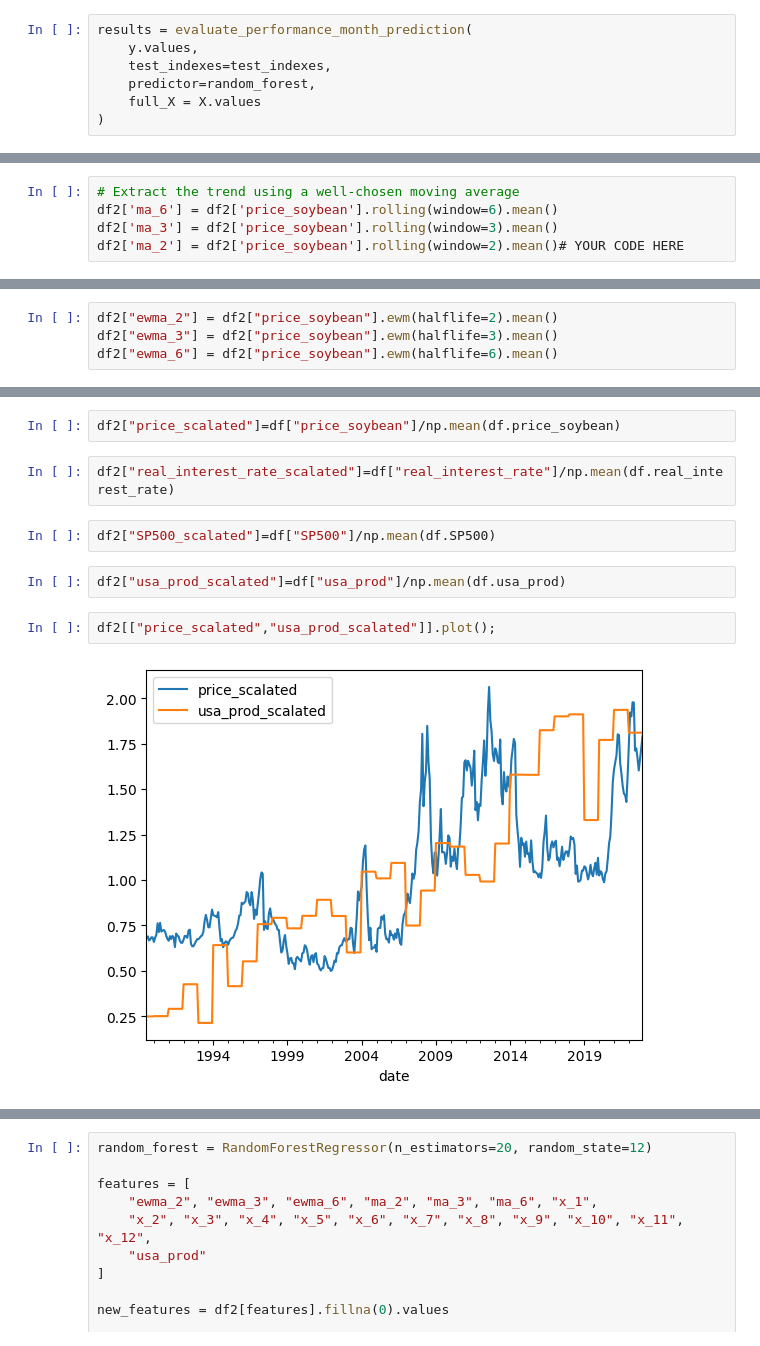
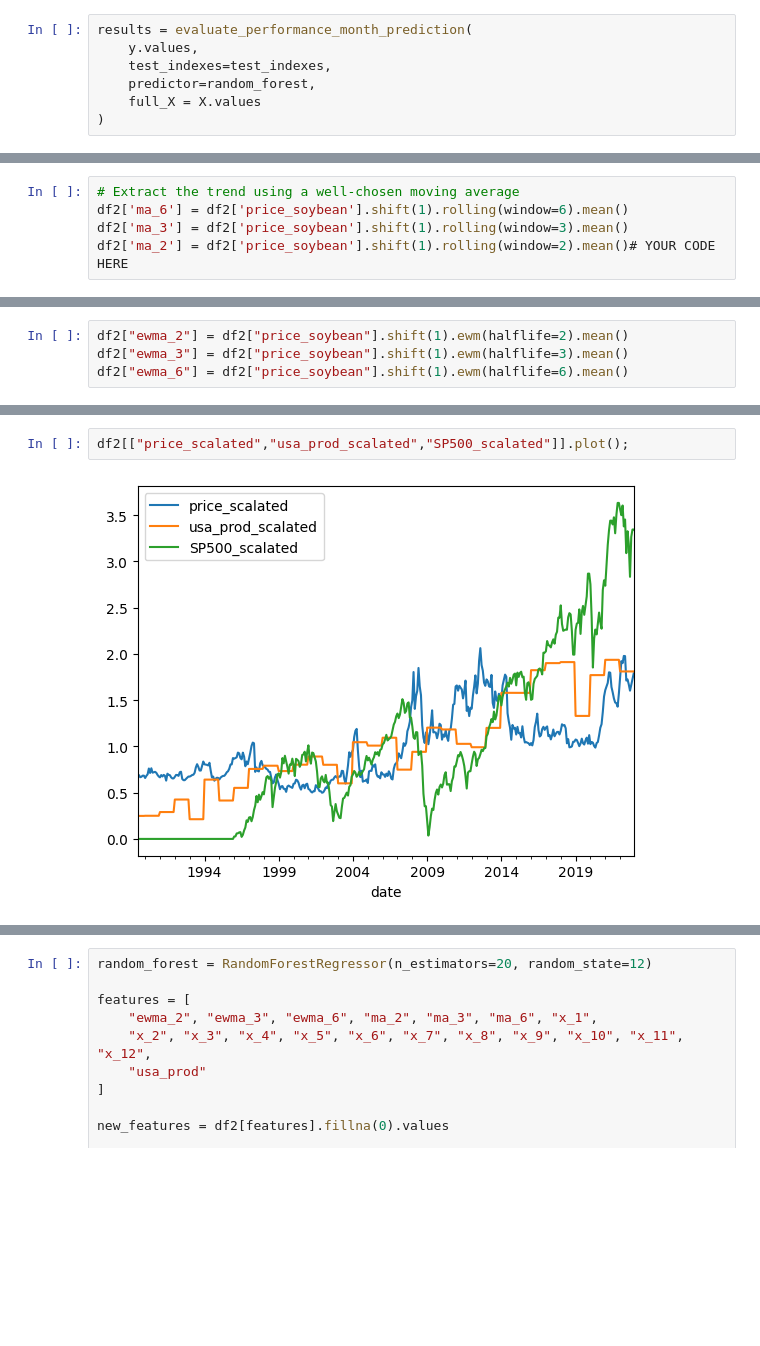
Before and after one commit to tquirelli/Agricultural_Market_Predictions, a Jupyter notebook: tomi-ARIMA.ipynb, the cells around one changed output, grey strips where cells are left out. Saved outputs shown, nothing was run; the diff lists cells and outputs as text; blank space fills up the shorter version.

Commit message:
Final II Random Forest including USA_PROD y SP500 con MAPE 5% ya que el modelo anterior tenía data leakage al usar medias móviles que inclían el período a predecir

```diff
--- a/tomi-ARIMA.ipynb
+++ b/tomi-ARIMA.ipynb
@@ -1055,8 +1061,8 @@ plt.legend()
 # %%
 # Extract the trend using a well-chosen moving average
-df2['ma_6'] = df2['price_soybean'].rolling(window=6).mean()
-df2['ma_3'] = df2['price_soybean'].rolling(window=3).mean()
-df2['ma_2'] = df2['price_soybean'].rolling(window=2).mean()# YOUR CODE HERE
+df2['ma_6'] = df2['price_soybean'].shift(1).rolling(window=6).mean()
+df2['ma_3'] = df2['price_soybean'].shift(1).rolling(window=3).mean()
+df2['ma_2'] = df2['price_soybean'].shift(1).rolling(window=2).mean()# YOUR CODE HERE
 # %%
 df2[["price_soybean","ma_3", "ma_6"]].plot()
 # %% [output]
@@ -1065,4 +1071,4 @@ df2[["price_soybean","ma_3", "ma_6"]].plot()
 # %%
-df2["ewma_2"] = df2["price_soybean"].ewm(halflife=2).mean()
-df2["ewma_3"] = df2["price_soybean"].ewm(halflife=3).mean()
-df2["ewma_6"] = df2["price_soybean"].ewm(halflife=6).mean()
+df2["ewma_2"] = df2["price_soybean"].shift(1).ewm(halflife=2).mean()
+df2["ewma_3"] = df2["price_soybean"].shift(1).ewm(halflife=3).mean()
+df2["ewma_6"] = df2["price_soybean"].shift(1).ewm(halflife=6).mean()
@@ -1073,12 +1075,4 @@ df2[["price_soybean", "ewma_2", "ewma_3", "ewma_6"]].plot();
-# %%
-df2["price_scalated"]=df["price_soybean"]/np.mean(df.price_soybean)
-# %%
-df2["real_interest_rate_scalated"]=df["real_interest_rate"]/np.mean(df.real_interest_rate)
-# %%
-df2["SP500_scalated"]=df["SP500"]/np.mean(df.SP500)
-# %%
-df2["usa_prod_scalated"]=df["usa_prod"]/np.mean(df.usa_prod)
 # %%
-df2[["price_scalated","usa_prod_scalated"]].plot();
+df2[["price_scalated","usa_prod_scalated","SP500_scalated"]].plot();
 # %% [output]
-[figure, old version]
+[figure, new version]
```
Also changed, not shown: parts of 24 cells of this notebook.
